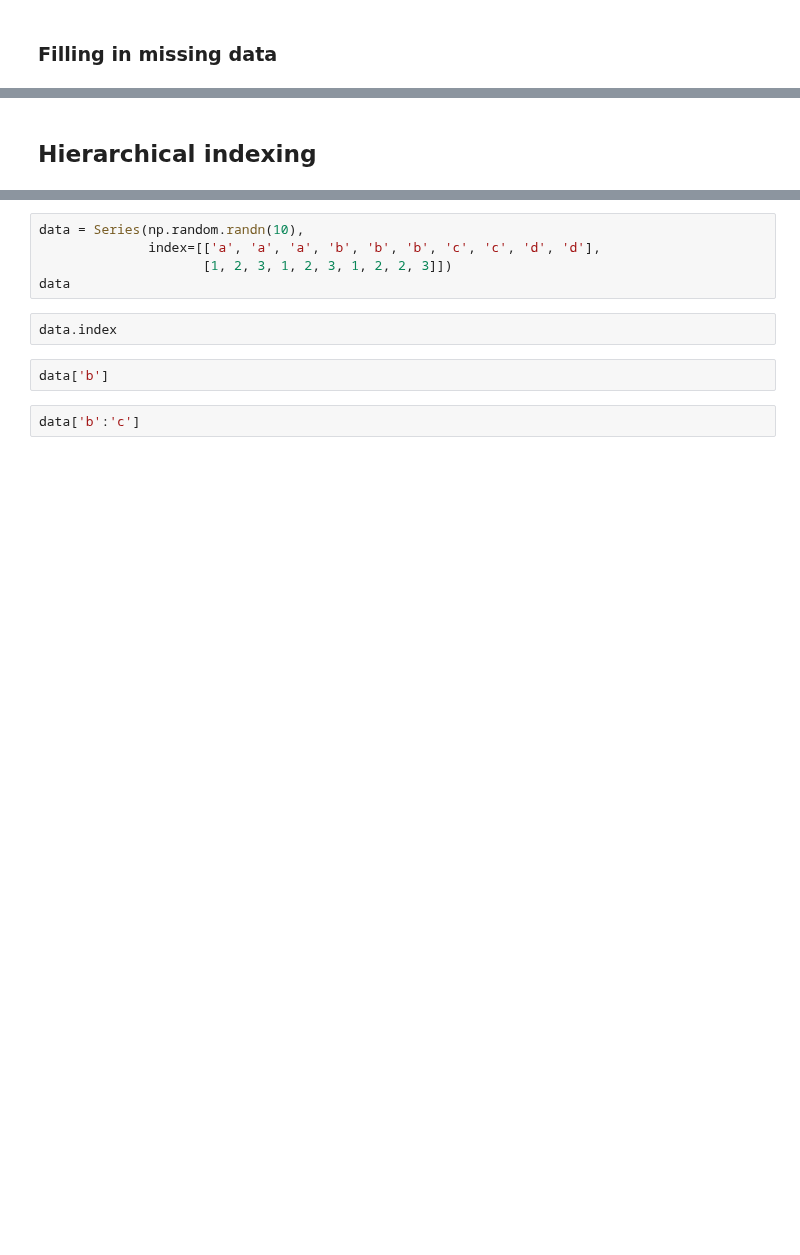
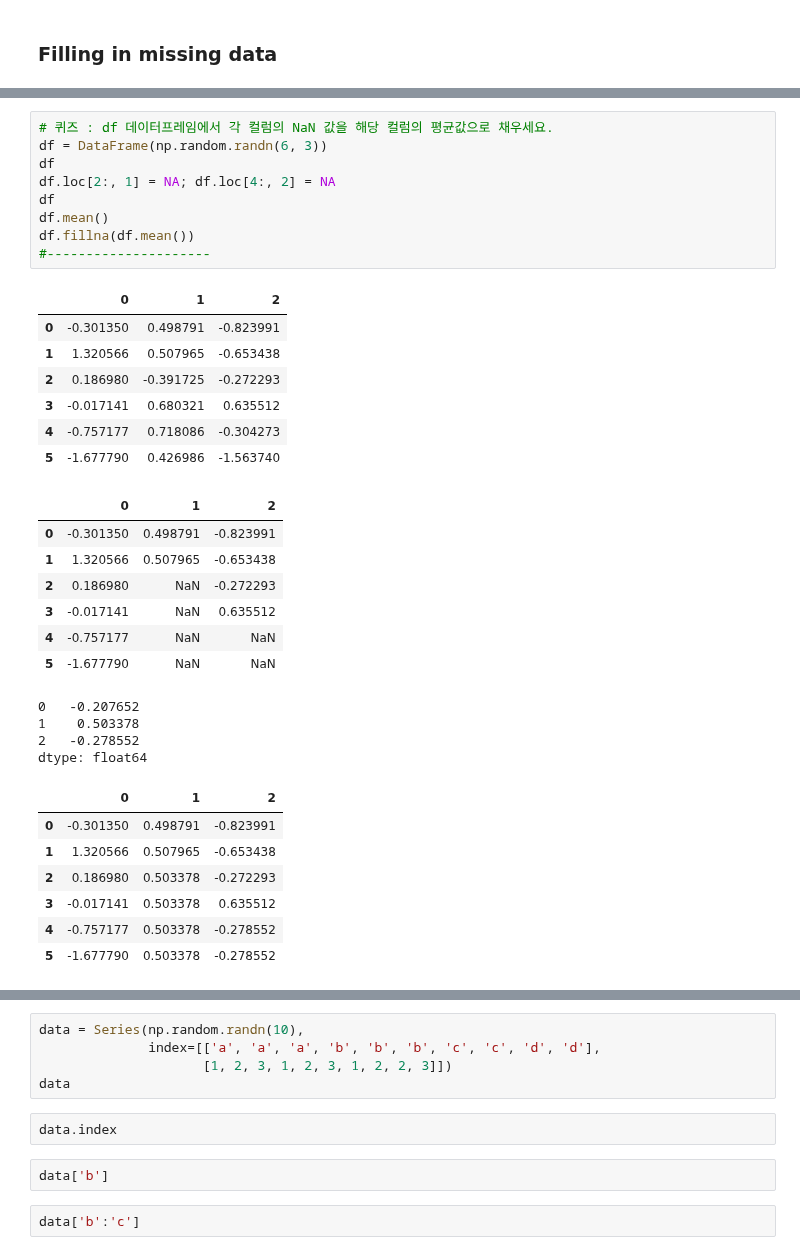
Before and after one commit to dongho0892/Python-Start, a Jupyter notebook: ch05.ipynb, the cells around one changed output, grey strips where cells are left out. Drawn from its saved outputs; the diff is of its cells as text; blank space fills up the shorter version.

```diff
--- a/ch05.ipynb
+++ b/ch05.ipynb
@@ -1454,2 +1879,35 @@ data.fillna(data.mean())
-# %% [markdown]
-## Hierarchical indexing
+# %%
+# 퀴즈 : df 데이터프레임에서 각 컬럼의 NaN 값을 해당 컬럼의 평균값으로 채우세요.
+df = DataFrame(np.random.randn(6, 3))
+df
+df.loc[2:, 1] = NA; df.loc[4:, 2] = NA
+df
+df.mean()
+df.fillna(df.mean())
+#---------------------
+# %% [output]
+|  | 0 | 1 | 2 |
+| 0 | -0.301350 | 0.498791 | -0.823991 |
+| 1 | 1.320566 | 0.507965 | -0.653438 |
+| 2 | 0.186980 | -0.391725 | -0.272293 |
+| 3 | -0.017141 | 0.680321 | 0.635512 |
+| 4 | -0.757177 | 0.718086 | -0.304273 |
+| 5 | -1.677790 | 0.426986 | -1.563740 |
+|  | 0 | 1 | 2 |
+| 0 | -0.301350 | 0.498791 | -0.823991 |
+| 1 | 1.320566 | 0.507965 | -0.653438 |
+| 2 | 0.186980 | NaN | -0.272293 |
+| 3 | -0.017141 | NaN | 0.635512 |
+| 4 | -0.757177 | NaN | NaN |
+| 5 | -1.677790 | NaN | NaN |
+0   -0.207652
+1    0.503378
+2   -0.278552
+dtype: float64
+|  | 0 | 1 | 2 |
+| 0 | -0.301350 | 0.498791 | -0.823991 |
+| 1 | 1.320566 | 0.507965 | -0.653438 |
+| 2 | 0.186980 | 0.503378 | -0.272293 |
+| 3 | -0.017141 | 0.503378 | 0.635512 |
+| 4 | -0.757177 | 0.503378 | -0.278552 |
+| 5 | -1.677790 | 0.503378 | -0.278552 |
```
Also changed, not shown: parts of 72 cells of this notebook.
